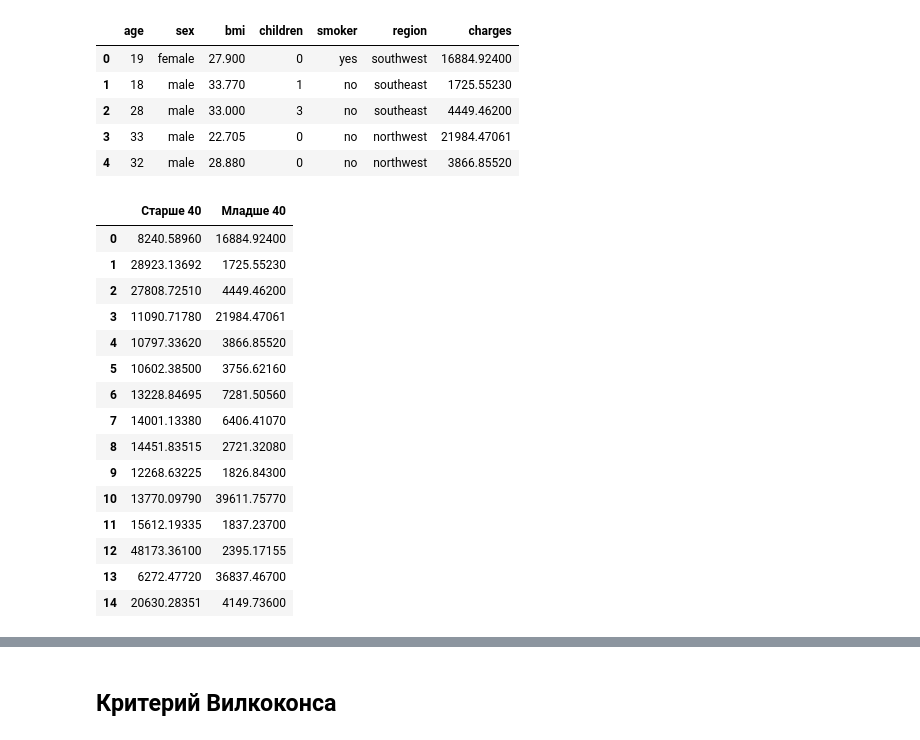
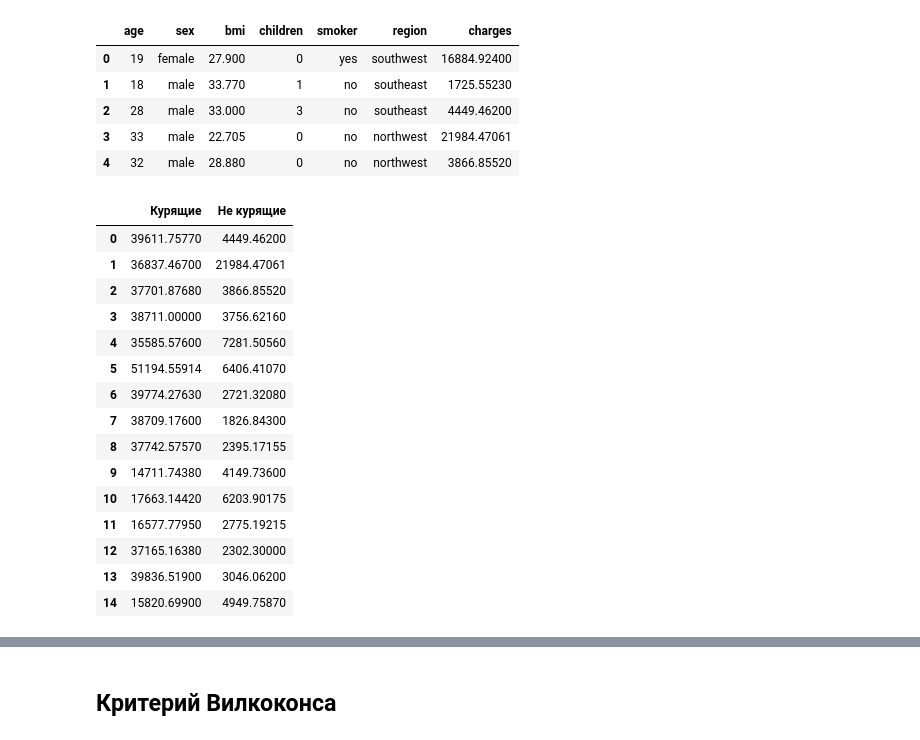
Before and after one commit to Shamilier/HSE_Monopoly, a Jupyter notebook: server/idz.ipynb, the cells around one changed output, grey strips where cells are left out. Cells and saved outputs as stored; diff of their text form; code cells hidden in the pictures.

```diff
--- a/server/idz.ipynb
+++ b/server/idz.ipynb
@@ -14,30 +14,32 @@ df.head()
 | 3 | 33 | male | 22.705 | 0 | no | northwest | 21984.47061 |
 | 4 | 32 | male | 28.880 | 0 | no | northwest | 3866.85520 |
 # %%
-old = df[df['age'] >= 40]['charges'].reset_index(drop=True)
-young = df[df['age'] < 40]['charges'].reset_index(drop=True)
+age_filtered_df = df[(df['age'] >= 20) & (df['age'] <= 40)]
+
+smokers = age_filtered_df[age_filtered_df['smoker'] == "yes"]['charges'].reset_index(drop=True)
+non_smokers = age_filtered_df[age_filtered_df['smoker'] == "no"]['charges'].reset_index(drop=True)
 
 combined_df = pd.DataFrame({
-    'Старше 40': old,
-    'Младше 40': young
+    'Курящие': smokers,
+    'Не курящие': non_smokers
 })
 
 combined_df.head(15)
 # %% [output]
-|  | Старше 40 | Младше 40 |
-| 0 | 8240.58960 | 16884.92400 |
-| 1 | 28923.13692 | 1725.55230 |
-| 2 | 27808.72510 | 4449.46200 |
-| 3 | 11090.71780 | 21984.47061 |
-| 4 | 10797.33620 | 3866.85520 |
-| 5 | 10602.38500 | 3756.62160 |
-| 6 | 13228.84695 | 7281.50560 |
-| 7 | 14001.13380 | 6406.41070 |
-| 8 | 14451.83515 | 2721.32080 |
-| 9 | 12268.63225 | 1826.84300 |
-| 10 | 13770.09790 | 39611.75770 |
-| 11 | 15612.19335 | 1837.23700 |
-| 12 | 48173.36100 | 2395.17155 |
-| 13 | 6272.47720 | 36837.46700 |
-| 14 | 20630.28351 | 4149.73600 |
+|  | Курящие | Не курящие |
+| 0 | 39611.75770 | 4449.46200 |
+| 1 | 36837.46700 | 21984.47061 |
+| 2 | 37701.87680 | 3866.85520 |
+| 3 | 38711.00000 | 3756.62160 |
+| 4 | 35585.57600 | 7281.50560 |
+| 5 | 51194.55914 | 6406.41070 |
+| 6 | 39774.27630 | 2721.32080 |
+| 7 | 38709.17600 | 1826.84300 |
+| 8 | 37742.57570 | 2395.17155 |
+| 9 | 14711.74380 | 4149.73600 |
+| 10 | 17663.14420 | 6203.90175 |
+| 11 | 16577.77950 | 2775.19215 |
+| 12 | 37165.16380 | 2302.30000 |
+| 13 | 39836.51900 | 3046.06200 |
+| 14 | 15820.69900 | 4949.75870 |
 # %%
```
Also changed, not shown: parts of 17 cells of this notebook, 29 other files.
